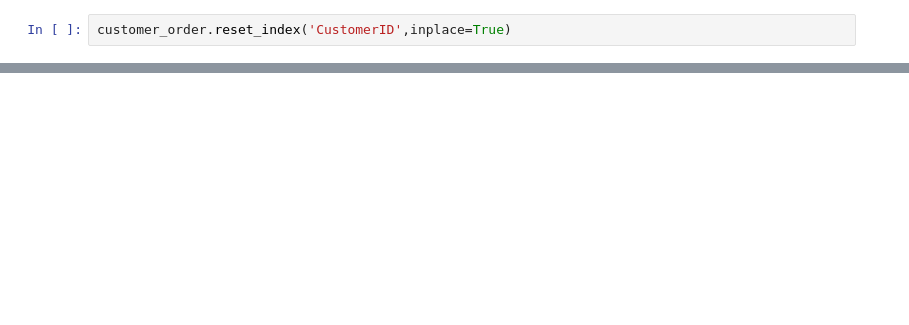
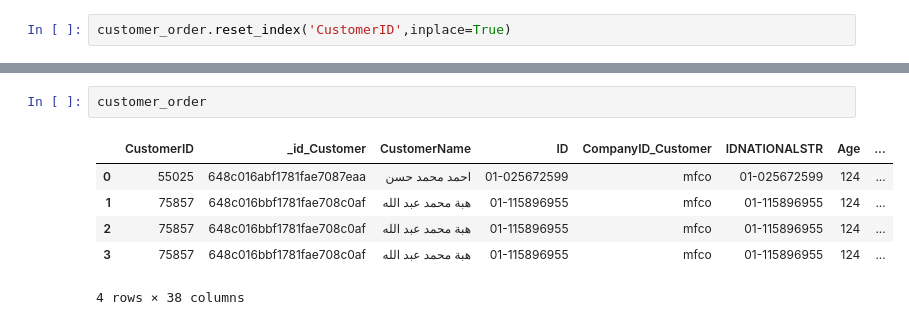
Before and after one commit to MuhammadMemo/DataEngineer, a Jupyter notebook: ProjectMongoDB.ipynb, the cells around one changed output, grey strips where cells are left out. Cells and saved outputs as stored; diff of their text form; blank space fills up the shorter version.

```diff
--- a/ProjectMongoDB.ipynb
+++ b/ProjectMongoDB.ipynb
@@ -102,0 +108,9 @@ customer_order.groupby('CustomerID')['CustomerID'].agg(CountOrder='count').\
+# %%
+customer_order
+# %% [output]
+|  | CustomerID | _id_Customer | CustomerName | ID | CompanyID_Customer | IDNATIONALSTR | Age | ... |
+| 0 | 55025 | 648c016abf1781fae7087eaa | احمد محمد حسن | 01-025672599 | mfco | 01-025672599 | 124 | ... |
+| 1 | 75857 | 648c016bbf1781fae708c0af | هبة محمد عبد الله | 01-115896955 | mfco | 01-115896955 | 124 | ... |
+| 2 | 75857 | 648c016bbf1781fae708c0af | هبة محمد عبد الله | 01-115896955 | mfco | 01-115896955 | 124 | ... |
+| 3 | 75857 | 648c016bbf1781fae708c0af | هبة محمد عبد الله | 01-115896955 | mfco | 01-115896955 | 124 | ... |
+4 rows × 38 columns
```
Also changed, not shown: parts of 4 cells of this notebook.
